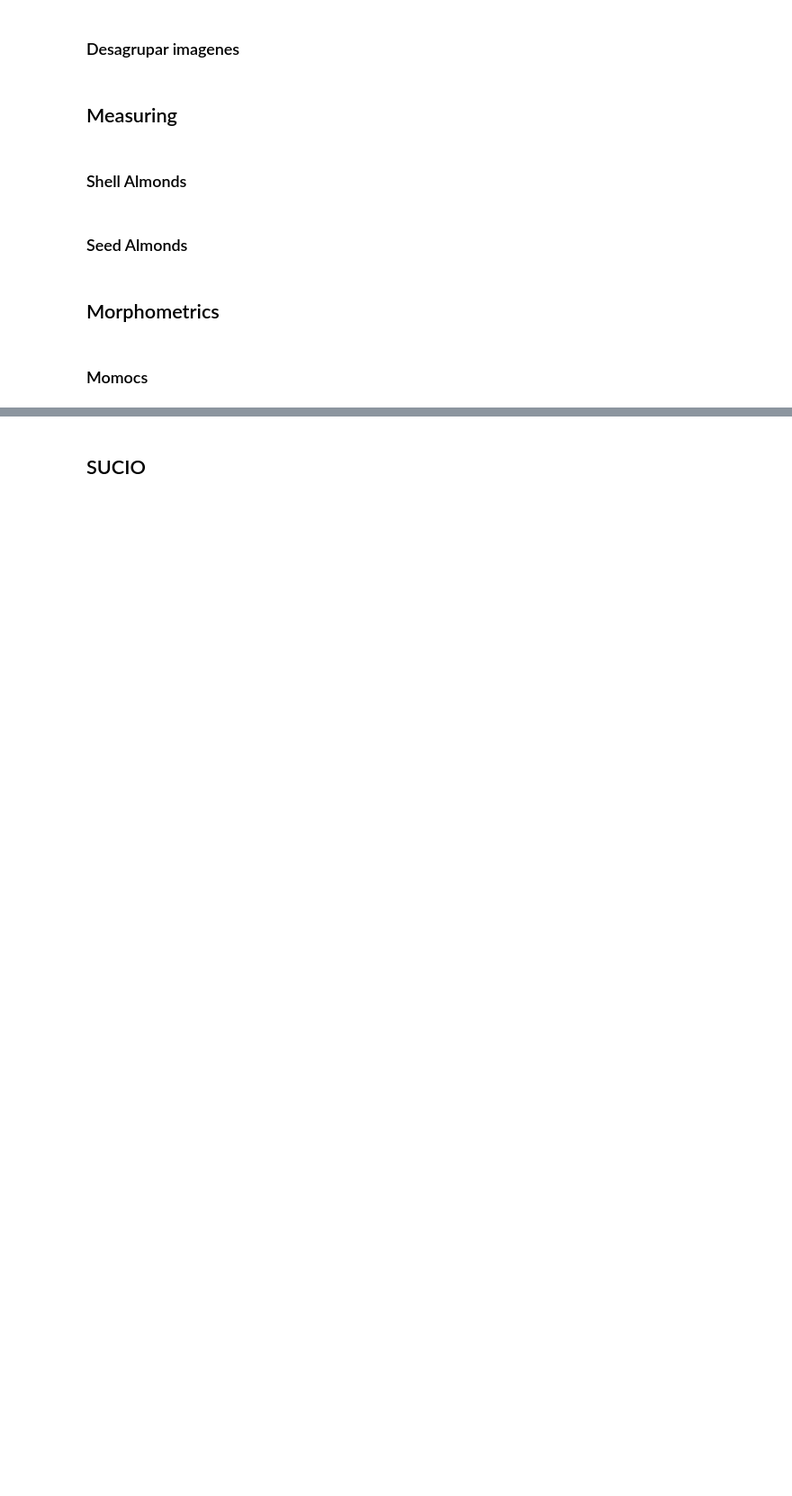
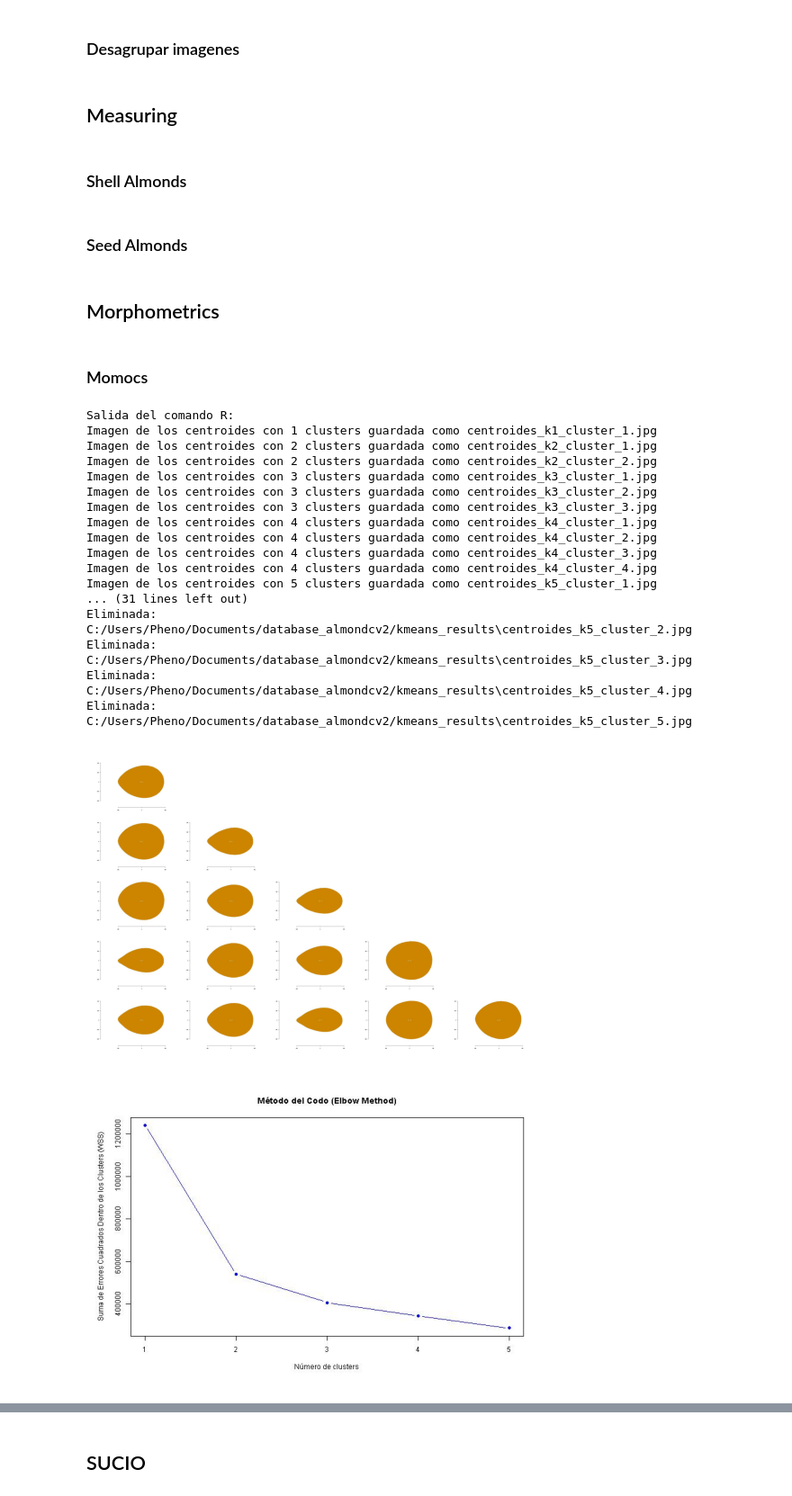
Before and after one commit to jorgemasgomez/almondcv2, a Jupyter notebook: main_processing.ipynb, the cells around one changed output, grey strips where cells are left out. Shown at 90% size. Cells and saved outputs as stored; diff of their text form; code cells hidden in the pictures; blank space fills up the shorter version.

```diff
--- a/main_processing.ipynb
+++ b/main_processing.ipynb
@@ -318,3 +318,26 @@ run_efourier_pca_morphometrics_r(ruta_outline_objects=ruta, nharmonics=10, outpu
 # %%
 ruta=os.path.join(working_directory,"efourier_results","pca_fourier.rds")
 run_plot_pca_morphometrics_r(ruta_pca_objects=ruta, output_directory=working_directory, grouping_factor="ID", chull_layer="TRUE", chullfilled_layer="TRUE")
+# %%
+ruta=os.path.join(working_directory,"efourier_results","pca_fourier.rds")
+run_kmeans_efourier_r(ruta_pca_objects=ruta, output_directory=working_directory,max_clusters=5)
+# %% [output]
+Salida del comando R:
+Imagen de los centroides con 1 clusters guardada como centroides_k1_cluster_1.jpg
+Imagen de los centroides con 2 clusters guardada como centroides_k2_cluster_1.jpg
+Imagen de los centroides con 2 clusters guardada como centroides_k2_cluster_2.jpg
+Imagen de los centroides con 3 clusters guardada como centroides_k3_cluster_1.jpg
+Imagen de los centroides con 3 clusters guardada como centroides_k3_cluster_2.jpg
+Imagen de los centroides con 3 clusters guardada como centroides_k3_cluster_3.jpg
+Imagen de los centroides con 4 clusters guardada como centroides_k4_cluster_1.jpg
+Imagen de los centroides con 4 clusters guardada como centroides_k4_cluster_2.jpg
+Imagen de los centroides con 4 clusters guardada como centroides_k4_cluster_3.jpg
+Imagen de los centroides con 4 clusters guardada como centroides_k4_cluster_4.jpg
+Imagen de los centroides con 5 clusters guardada como centroides_k5_cluster_1.jpg
+... (31 lines left out)
+Eliminada: C:/Users/Pheno/Documents/database_almondcv2/kmeans_results\centroides_k5_cluster_2.jpg
+Eliminada: C:/Users/Pheno/Documents/database_almondcv2/kmeans_results\centroides_k5_cluster_3.jpg
+Eliminada: C:/Users/Pheno/Documents/database_almondcv2/kmeans_results\centroides_k5_cluster_4.jpg
+Eliminada: C:/Users/Pheno/Documents/database_almondcv2/kmeans_results\centroides_k5_cluster_5.jpg
+[figure, added]
+[figure, added]
```
Also changed, not shown: parts of 2 cells of this notebook, 9 other files.
